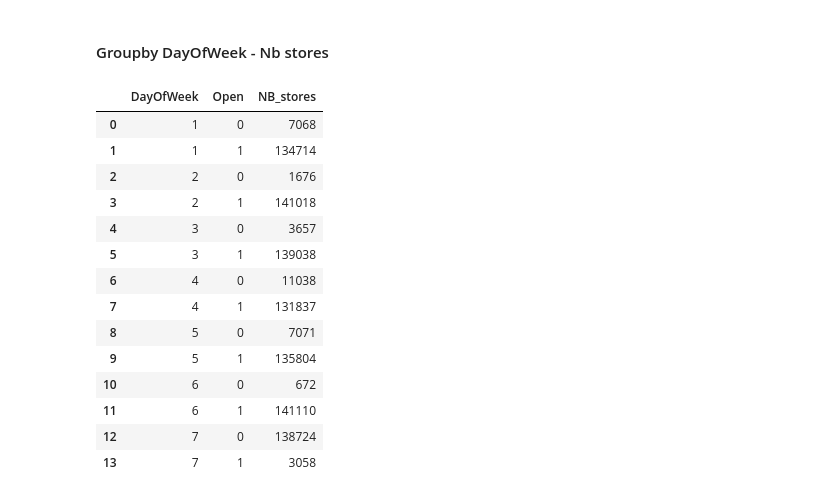
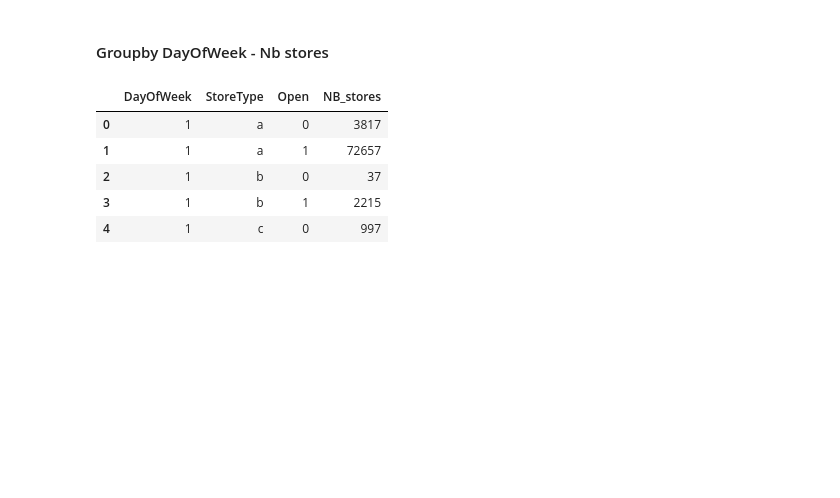
Before and after one commit to Dark2003fire/ML-Business-Case-Project, a Jupyter notebook: notebooks/Visualizations.ipynb, the cells around one changed output. Drawn from its saved outputs; the diff is of its cells as text; code cells hidden in the pictures; blank space fills up the shorter version.

```diff
--- a/notebooks/Visualizations.ipynb
+++ b/notebooks/Visualizations.ipynb
@@ -586,24 +586,15 @@ fig.show()
 # %% [markdown]
 #### Groupby DayOfWeek - Nb stores
 # %%
-grouped_df_7 = combined_data.groupby(['DayOfWeek', 'Open'])['Store'].count().reset_index(name='NB_stores')
-grouped_df_7
+grouped_df_7 = combined_data.groupby(['DayOfWeek', 'StoreType', 'Open'])['Store'].count().reset_index(name='NB_stores')
+grouped_df_7.head()
 # %% [output]
-|  | DayOfWeek | Open | NB_stores |
-| 0 | 1 | 0 | 7068 |
-| 1 | 1 | 1 | 134714 |
-| 2 | 2 | 0 | 1676 |
-| 3 | 2 | 1 | 141018 |
-| 4 | 3 | 0 | 3657 |
-| 5 | 3 | 1 | 139038 |
-| 6 | 4 | 0 | 11038 |
-| 7 | 4 | 1 | 131837 |
-| 8 | 5 | 0 | 7071 |
-| 9 | 5 | 1 | 135804 |
-| 10 | 6 | 0 | 672 |
-| 11 | 6 | 1 | 141110 |
-| 12 | 7 | 0 | 138724 |
-| 13 | 7 | 1 | 3058 |
+|  | DayOfWeek | StoreType | Open | NB_stores |
+| 0 | 1 | a | 0 | 3817 |
+| 1 | 1 | a | 1 | 72657 |
+| 2 | 1 | b | 0 | 37 |
+| 3 | 1 | b | 1 | 2215 |
+| 4 | 1 | c | 0 | 997 |
 # %%
 store_types = np.unique(grouped_df_7['StoreType'])
 fig, axes = plt.subplots(4, figsize=(20, 32))
```
Also changed, not shown: parts of 13 cells of this notebook.
